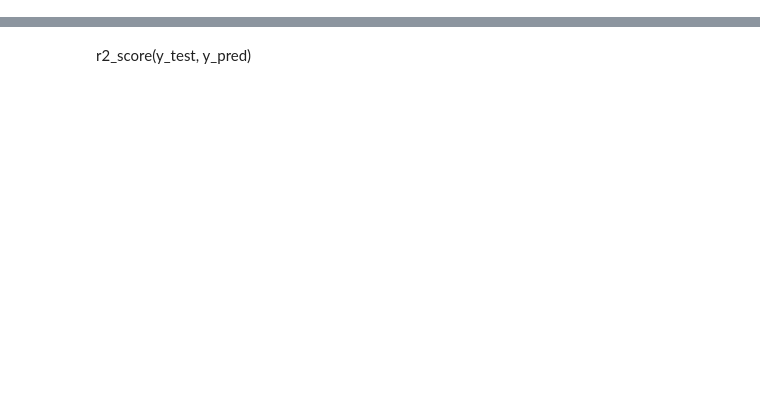
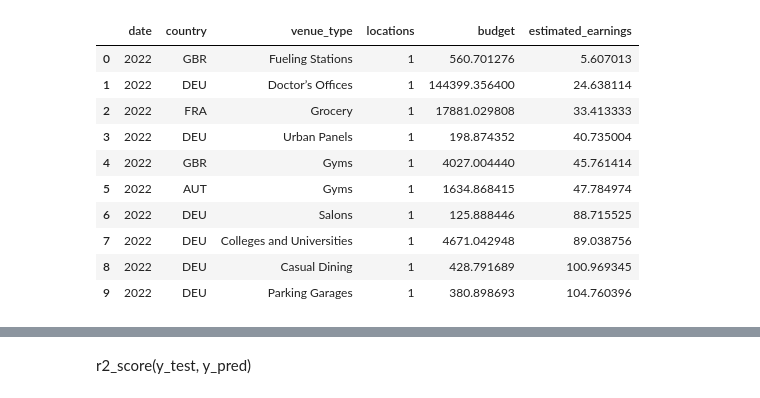
Before and after one commit to CaroLife04/ml, a Jupyter notebook: Untitled1.ipynb, the cells around one changed output, grey strips where cells are left out. Cells and saved outputs as stored; diff of their text form; code cells hidden in the pictures; blank space fills up the shorter version.

```diff
--- a/Untitled1.ipynb
+++ b/Untitled1.ipynb
@@ -13,2 +16,18 @@ from sklearn.metrics import r2_score
+# %%
+# dataset['estimated_earnings'] = dataset['estimated_earnings']/dataset['locations']
+# dataset = pd.read_csv("pred.csv")
+dataset.head(10)
+# %% [output]
+|  | date | country | venue_type | locations | budget | estimated_earnings |
+| 0 | 2022 | GBR | Fueling Stations | 1 | 560.701276 | 5.607013 |
+| 1 | 2022 | DEU | Doctor’s Offices | 1 | 144399.356400 | 24.638114 |
+| 2 | 2022 | FRA | Grocery | 1 | 17881.029808 | 33.413333 |
+| 3 | 2022 | DEU | Urban Panels | 1 | 198.874352 | 40.735004 |
+| 4 | 2022 | GBR | Gyms | 1 | 4027.004440 | 45.761414 |
+| 5 | 2022 | AUT | Gyms | 1 | 1634.868415 | 47.784974 |
+| 6 | 2022 | DEU | Salons | 1 | 125.888446 | 88.715525 |
+| 7 | 2022 | DEU | Colleges and Universities | 1 | 4671.042948 | 89.038756 |
+| 8 | 2022 | DEU | Casual Dining | 1 | 428.791689 | 100.969345 |
+| 9 | 2022 | DEU | Parking Garages | 1 | 380.898693 | 104.760396 |
 # %%
 sc = StandardScaler()
```
Also changed, not shown: parts of 19 cells of this notebook, 1 other file.
